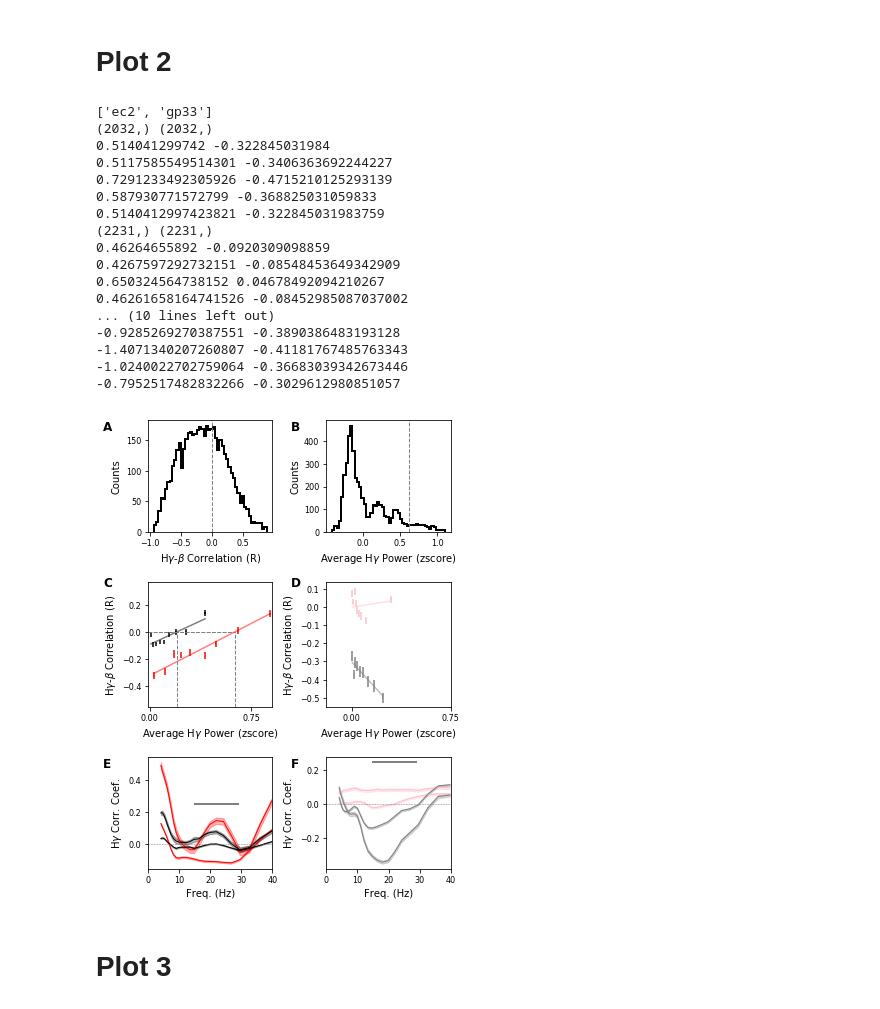
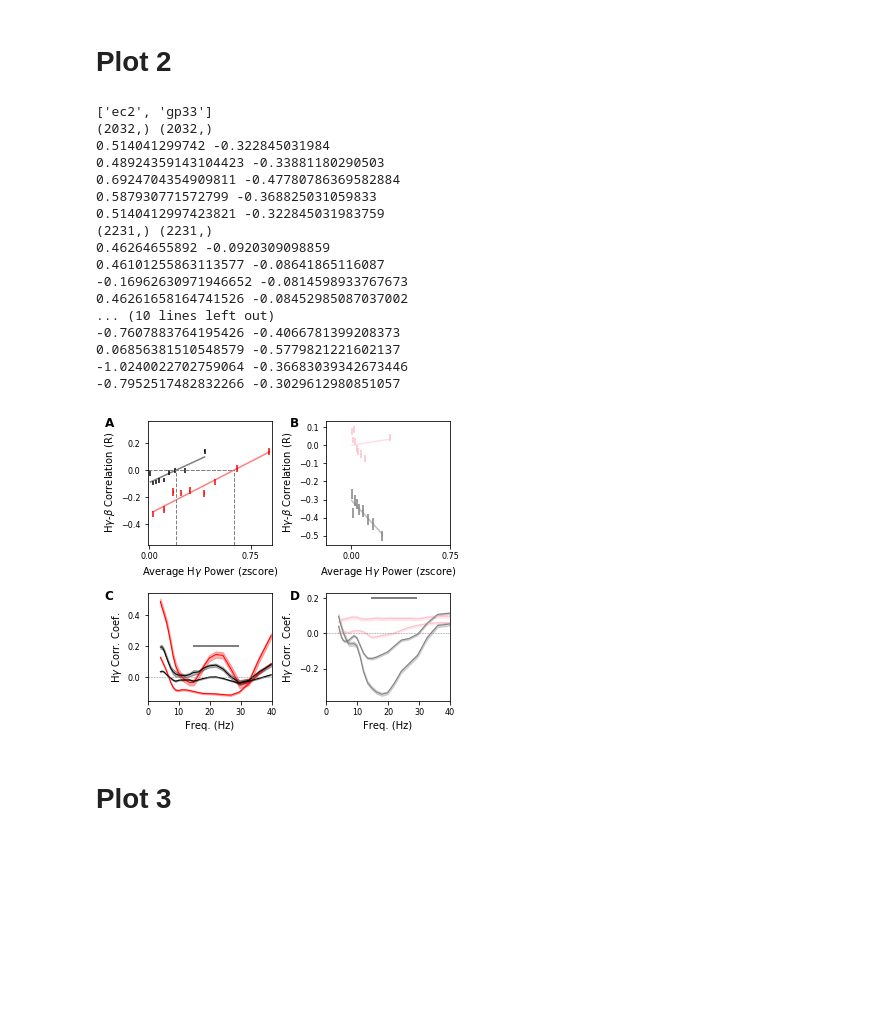
Before and after one commit to BouchardLab/cv_paper_plots, a Jupyter notebook: xfreq/xfreq_plots.ipynb, the cells around one changed output. Cells and saved outputs as stored; diff of their text form; code cells hidden in the pictures; blank space fills up the shorter version.

```diff
--- a/xfreq/xfreq_plots.ipynb
+++ b/xfreq/xfreq_plots.ipynb
@@ -136,87 +146,76 @@ plt.show()
 # Plot 2
 # %%
 plt.close()
-figsize=(5, 7)
+figsize=(5, 4.5)
 f = plt.figure(figsize=figsize)
 x_over_y = figsize[0] / figsize[1]
 
 l_edge = .13
-t_edge = .01
+t_edge = .02
 r_edge = .03
-b_edge = .1
+b_edge = .115
 
-v_gap = .1
+v_gap = .15
 
 h_gap = .15
 
 width = (1. - l_edge - r_edge - h_gap) / 2.
 
-r1_height = width * x_over_y
-r0_height = (1. - t_edge - r1_height - 2 * v_gap - b_edge) / 2.
-r2_height = r0_height
+r0_height = width * x_over_y
+r1_height = (1. - t_edge - r0_height - v_gap - b_edge)
 
 c1_x = l_edge + width + h_gap
 
-r0_y = r1_height + 2 * v_gap + r2_height + b_edge
+r0_y = r1_height + v_gap + b_edge
 ax0 = f.add_axes([l_edge, r0_y, width, r0_height])
 ax1 = f.add_axes([c1_x, r0_y, width, r0_height])
 
-r1_y = v_gap + r2_height + b_edge
+r1_y = b_edge
 ax2 = f.add_axes([l_edge, r1_y, width, r1_height])
 ax3 = f.add_axes([c1_x, r1_y, width, r1_height])
-
-r2_y = b_edge
-ax4 = f.add_axes([l_edge, r2_y, width, r2_height])
-ax5 = f.add_axes([c1_x, r2_y, width, r2_height])
 # %%
 reload(xfreq_analysis)
 
-xfreq_analysis.plot_correlation_histogram(subject, ax0)
+pcts = xfreq_analysis.plot_power_correlations(['ec2', 'gp33'], ax0)
 
-xfreq_analysis.plot_power_histogram(subject, ax1)
+xfreq_analysis.plot_power_correlations(['ec9', 'gp31'], ax1, cutoff_pct=np.mean(pcts))
 
-pcts = xfreq_analysis.plot_power_correlations(['ec2', 'gp33'], ax2)
+xfreq_analysis.plot_resolved_power_correlations(['ec2', 'gp33'], ax2)
+xfreq_analysis.plot_resolved_power_correlations(['ec9', 'gp31'], ax3)
 
-xfreq_analysis.plot_power_correlations(['ec9', 'gp31'], ax3, cutoff_pct=np.mean(pcts))
-
-xfreq_analysis.plot_resolved_power_correlations(['ec2', 'gp33'], ax4)
-xfreq_analysis.plot_resolved_power_correlations(['ec9', 'gp31'], ax5)
-
-x0 = .005
-y0 = .97
+x0 = .01
+y0 = r0_y + r0_height - .02
 x1 = .525
-y1 = .66
-y2 = .3
+y1 = r1_y + r1_height - .02
+y2 = r2_y + r2_height - .02
 
 f.text(x0, y0, 'A', **letter_fontstyle)
 f.text(x1, y0, 'B', **letter_fontstyle)
 f.text(x0, y1, 'C', **letter_fontstyle)
 f.text(x1, y1, 'D', **letter_fontstyle)
-f.text(x0, y2, 'E', **letter_fontstyle)
-f.text(x1, y2, 'F', **letter_fontstyle)
 
 plt.savefig('/home/jesse/Downloads/xfreq2.pdf')
 
 plt.show()
 # %% [output]
 ['ec2', 'gp33']
 (2032,) (2032,)
 0.514041299742 -0.322845031984
-0.5117585549514301 -0.3406363692244227
-0.7291233492305926 -0.4715210125293139
+0.48924359143104423 -0.33881180290503
+0.6924704354909811 -0.47780786369582884
 0.587930771572799 -0.368825031059833
 0.5140412997423821 -0.322845031983759
 (2231,) (2231,)
 0.46264655892 -0.0920309098859
-0.4267597292732151 -0.08548453649342909
-0.650324564738152 0.04678492094210267
+0.46101255863113577 -0.08641865116087
+-0.16962630971946652 -0.0814598933767673
 0.46261658164741526 -0.08452985087037002
 ... (10 lines left out)
--0.9285269270387551 -0.3890386483193128
--1.4071340207260807 -0.41181767485763343
+-0.7607883764195426 -0.4066781399208373
+0.06856381510548579 -0.5779821221602137
 -1.0240022702759064 -0.36683039342673446
 -0.7952517482832266 -0.3029612980851057
-[figure, old version]
+[figure, new version]
 # %% [markdown]
 # Plot 3
 # %%
```
Also changed, not shown: parts of 4 cells of this notebook, 7 other files.
